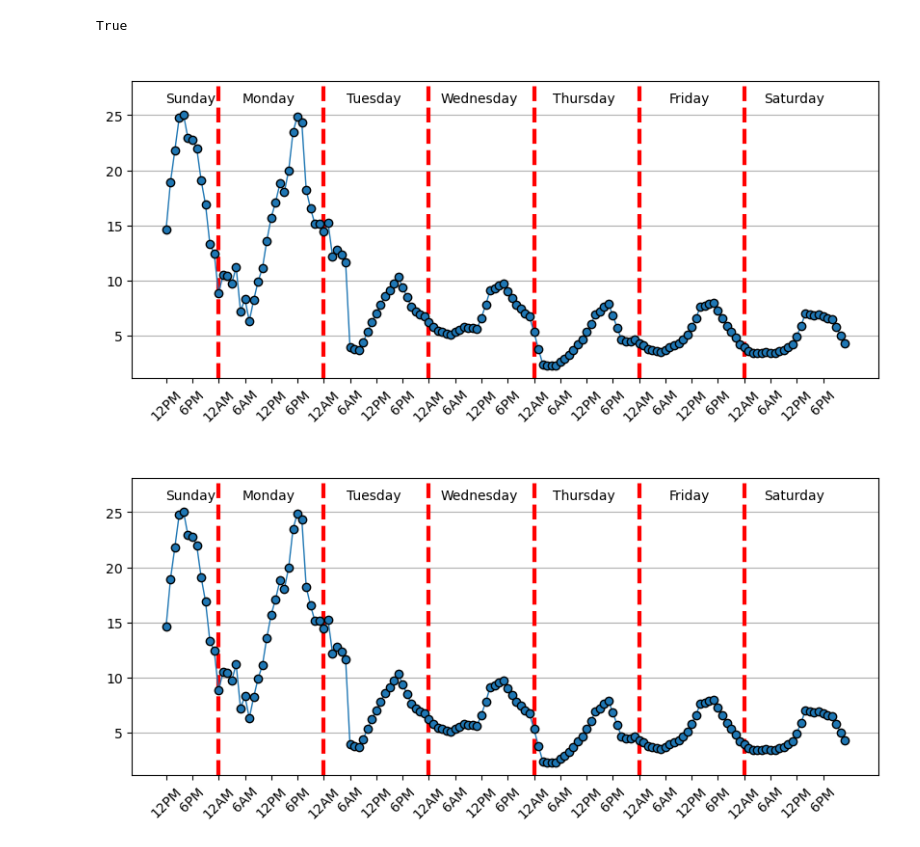
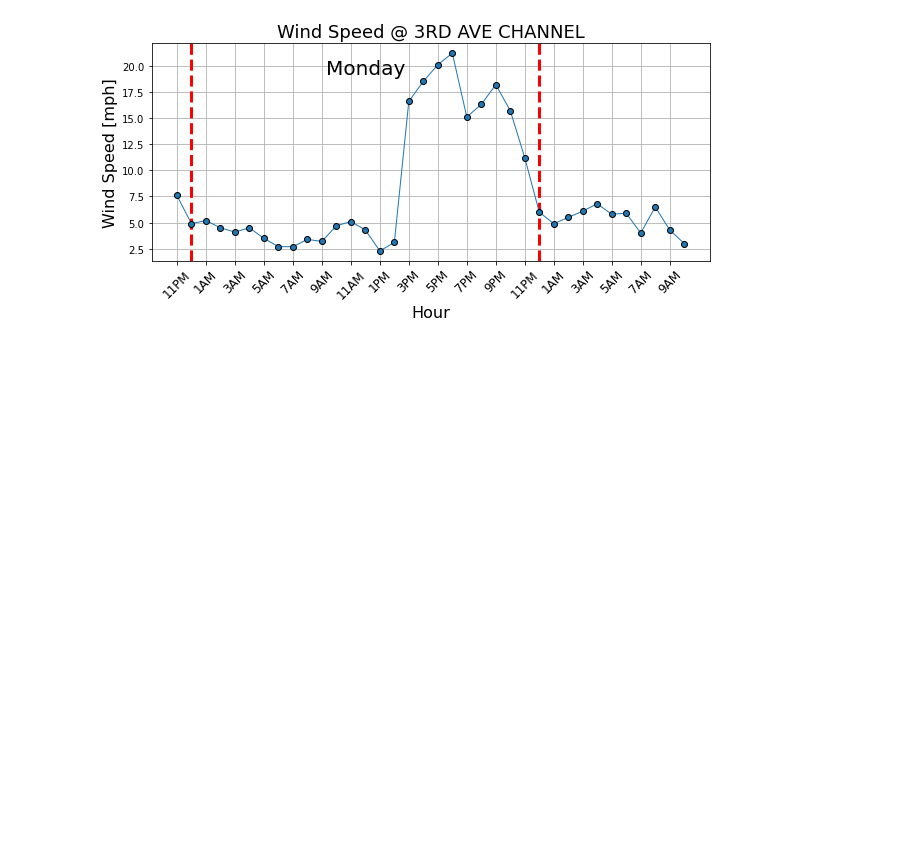
Before and after one commit to dniamir/iWindsurfScraper, a Jupyter notebook: iWindsurf_Test.ipynb, the cells around one changed output. Saved outputs shown, nothing was run; the diff lists cells and outputs as text; code cells hidden in the pictures; blank space fills up the shorter version.

```diff
--- a/iWindsurf_Test.ipynb
+++ b/iWindsurf_Test.ipynb
@@ -20,12 +12,6 @@ plt.ion()
-# %%
-plt.isinteractive()
-# %% [output]
-True
 # %%
-iw = iWindsurfScraper()
+iw = iWindsurfScraper.iWindsurfScraper()
 df_wind = iw.GetData('3RD AVE CHANNEL')
-iw.PlotWindForecast('3RD AVE CHANNEL')
-plt.show()
+iw = iw.PlotWindForecast('3RD AVE CHANNEL')
 # %% [output]
-[figure, old version]
+[figure, new version]
-[figure, removed]
```
Also changed, not shown: parts of 7 cells of this notebook, 1 other file.
